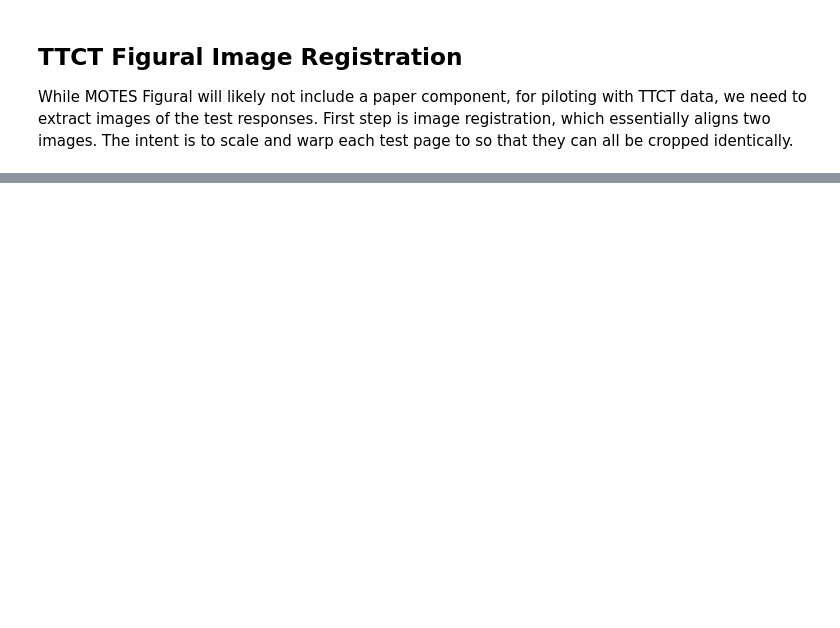
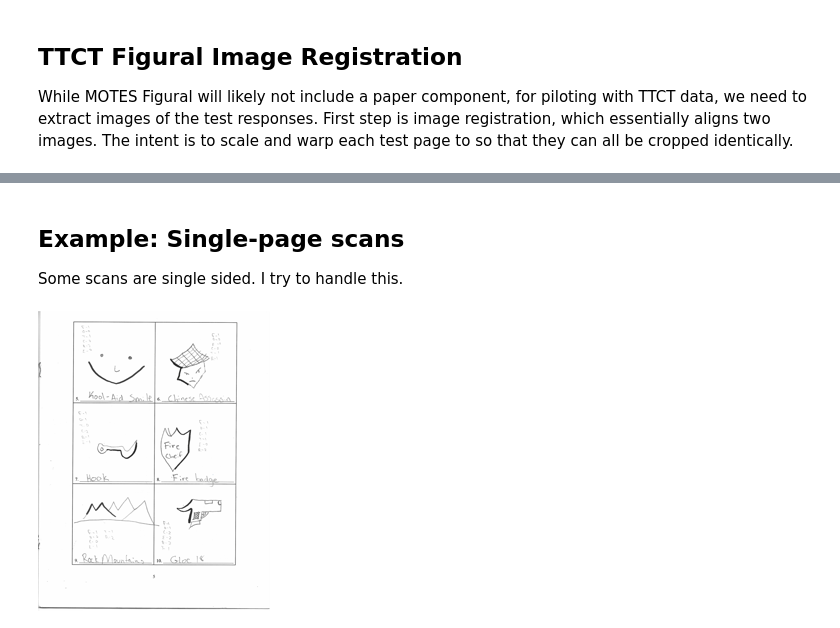
Before and after one commit to massivetexts/motes-figural, a Jupyter notebook: notebooks/alignment.ipynb, the cells around one changed output, grey strips where cells are left out. Cells and saved outputs as stored; diff of their text form; code cells hidden in the pictures; blank space fills up the shorter version.

```diff
--- a/notebooks/alignment.ipynb
+++ b/notebooks/alignment.ipynb
@@ -82,0 +72,13 @@ for page in booklet.composite(force=True, format='single', good_match_percent=.2
+# %% [markdown]
+## Example: Single-page scans
+
+Some scans are single sided. I try to handle this.
+# %%
+# example of a booklet that doesn't have doublesided pages
+sample = meta[meta.id.str.endswith('68724')].iloc[0]
+booklet = Booklet(sample.path, sample.titlepage+1, target_booklet=target_a, booklet=sample.booklet.lower()[-1], poppler_path=poppler_path)
+b = booklet[3].copy()
+b.thumbnail((300,300))
+b
+# %% [output]
+[figure, added]
```
Also changed, not shown: parts of 26 cells of this notebook, 3 other files.
